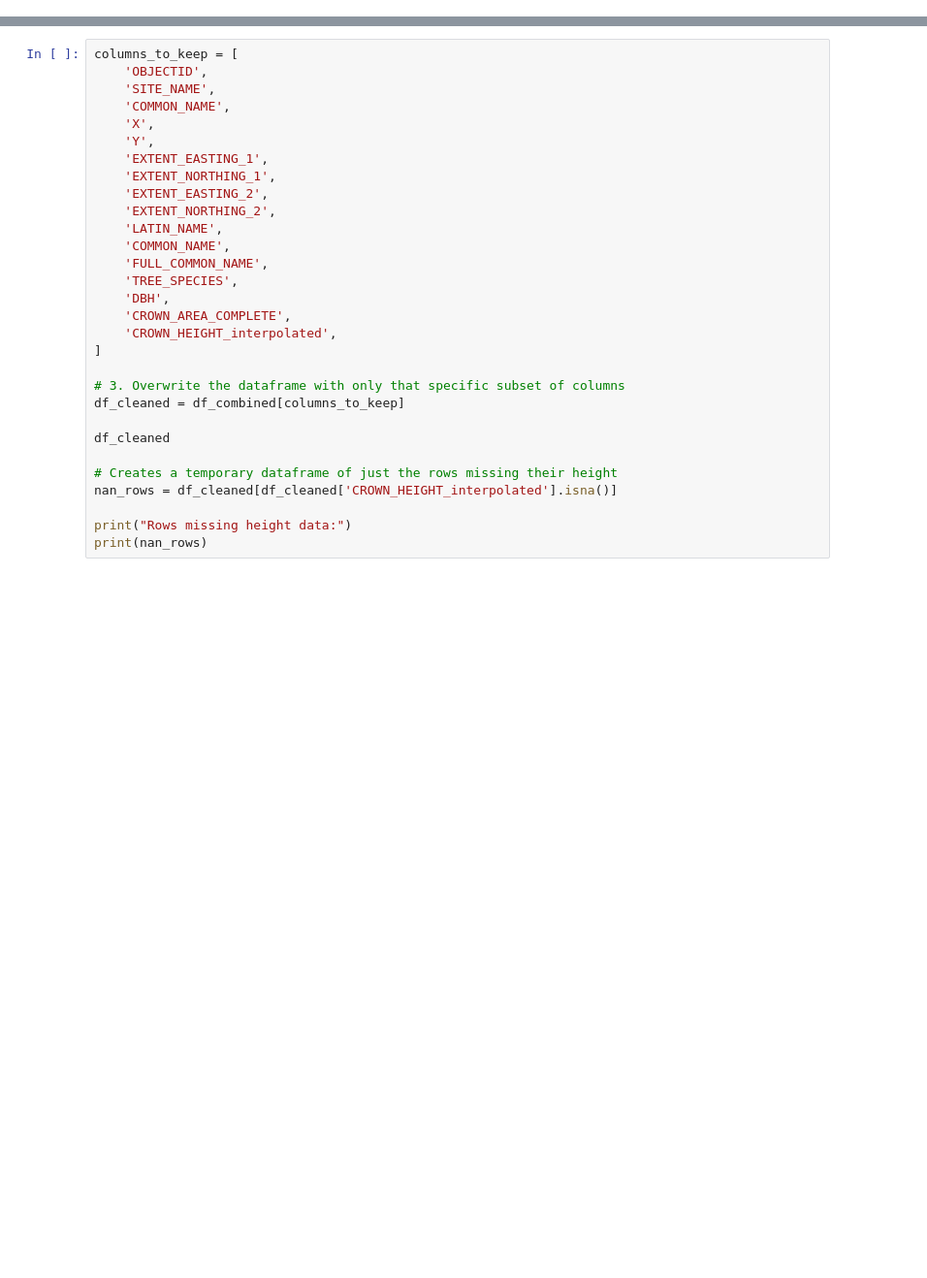
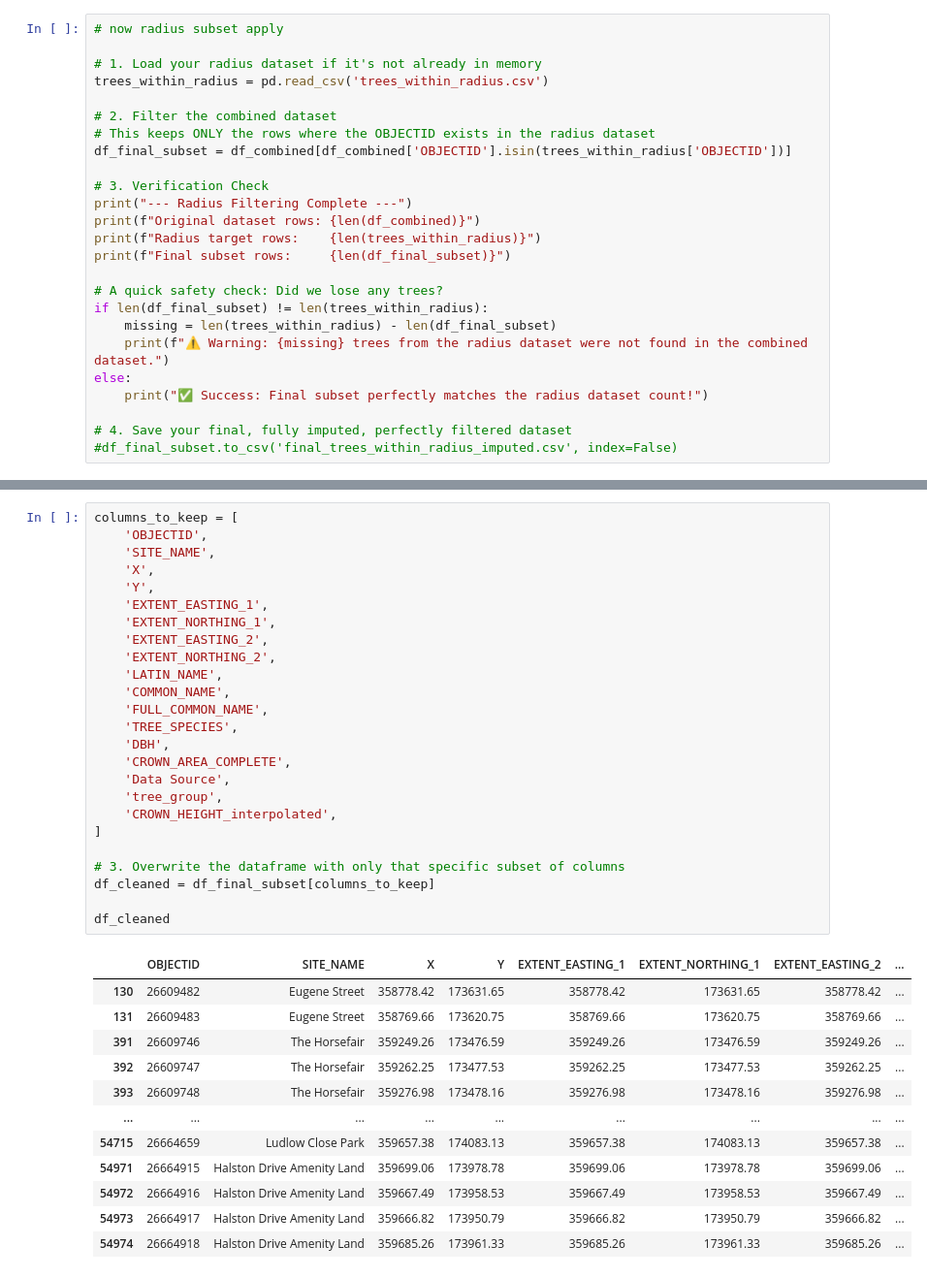
Before and after one commit to livbrannan/Quantify-Bristol-Trees-on-Traffic-NOx, a Jupyter notebook: Tree_data_processing/AREA_HEIGHT_MERGE.ipynb, the cells around one changed output, grey strips where cells are left out. Shown at 97% size. Cells and saved outputs as stored; diff of their text form; blank space fills up the shorter version.

Commit message:
crown area height merged and missing coords resolved

```diff
--- a/Tree_data_processing/AREA_HEIGHT_MERGE.ipynb
+++ b/Tree_data_processing/AREA_HEIGHT_MERGE.ipynb
@@ -31,0 +147,25 @@ Combined Result rows: 1397 (Should match the Height rows)
+# %%
+# now radius subset apply
+
+# 1. Load your radius dataset if it's not already in memory
+trees_within_radius = pd.read_csv('trees_within_radius.csv')
+
+# 2. Filter the combined dataset
+# This keeps ONLY the rows where the OBJECTID exists in the radius dataset
+df_final_subset = df_combined[df_combined['OBJECTID'].isin(trees_within_radius['OBJECTID'])]
+
+# 3. Verification Check
+print("--- Radius Filtering Complete ---")
+print(f"Original dataset rows: {len(df_combined)}")
+print(f"Radius target rows:    {len(trees_within_radius)}")
+print(f"Final subset rows:     {len(df_final_subset)}")
+
+# A quick safety check: Did we lose any trees?
+if len(df_final_subset) != len(trees_within_radius):
+    missing = len(trees_within_radius) - len(df_final_subset)
+    print(f"⚠️ Warning: {missing} trees from the radius dataset were not found in the combined dataset.")
+else:
+    print("✅ Success: Final subset perfectly matches the radius dataset count!")
+
+# 4. Save your final, fully imputed, perfectly filtered dataset
+#df_final_subset.to_csv('final_trees_within_radius_imputed.csv', index=False)
@@ -32,31 +208,38 @@ Combined Result rows: 1397 (Should match the Height rows)
 # %%
 columns_to_keep = [
     'OBJECTID',
     'SITE_NAME',
-    'COMMON_NAME',
     'X',
     'Y',
     'EXTENT_EASTING_1',
     'EXTENT_NORTHING_1',
     'EXTENT_EASTING_2',
     'EXTENT_NORTHING_2',
     'LATIN_NAME',
     'COMMON_NAME',
     'FULL_COMMON_NAME',
     'TREE_SPECIES',
     'DBH',
     'CROWN_AREA_COMPLETE',
+    'Data Source',
+    'tree_group',
     'CROWN_HEIGHT_interpolated',
 ]
 
 # 3. Overwrite the dataframe with only that specific subset of columns
-df_cleaned = df_combined[columns_to_keep]
+df_cleaned = df_final_subset[columns_to_keep]
 
 df_cleaned
-
-# Creates a temporary dataframe of just the rows missing their height
-nan_rows = df_cleaned[df_cleaned['CROWN_HEIGHT_interpolated'].isna()]
-
-print("Rows missing height data:")
-print(nan_rows)
 # %% [output]
+|  | OBJECTID | SITE_NAME | X | Y | EXTENT_EASTING_1 | EXTENT_NORTHING_1 | EXTENT_EASTING_2 | ... |
+| 130 | 26609482 | Eugene Street | 358778.42 | 173631.65 | 358778.42 | 173631.65 | 358778.42 | ... |
+| 131 | 26609483 | Eugene Street | 358769.66 | 173620.75 | 358769.66 | 173620.75 | 358769.66 | ... |
+| 391 | 26609746 | The Horsefair | 359249.26 | 173476.59 | 359249.26 | 173476.59 | 359249.26 | ... |
+| 392 | 26609747 | The Horsefair | 359262.25 | 173477.53 | 359262.25 | 173477.53 | 359262.25 | ... |
+| 393 | 26609748 | The Horsefair | 359276.98 | 173478.16 | 359276.98 | 173478.16 | 359276.98 | ... |
+| ... | ... | ... | ... | ... | ... | ... | ... | ... |
+| 54715 | 26664659 | Ludlow Close Park | 359657.38 | 174083.13 | 359657.38 | 174083.13 | 359657.38 | ... |
+| 54971 | 26664915 | Halston Drive Amenity Land | 359699.06 | 173978.78 | 359699.06 | 173978.78 | 359699.06 | ... |
+| 54972 | 26664916 | Halston Drive Amenity Land | 359667.49 | 173958.53 | 359667.49 | 173958.53 | 359667.49 | ... |
+| 54973 | 26664917 | Halston Drive Amenity Land | 359666.82 | 173950.79 | 359666.82 | 173950.79 | 359666.82 | ... |
+| 54974 | 26664918 | Halston Drive Amenity Land | 359685.26 | 173961.33 | 359685.26 | 173961.33 | 359685.26 | ... |
```
Also changed, not shown: parts of 14 cells of this notebook, 2 other files.
